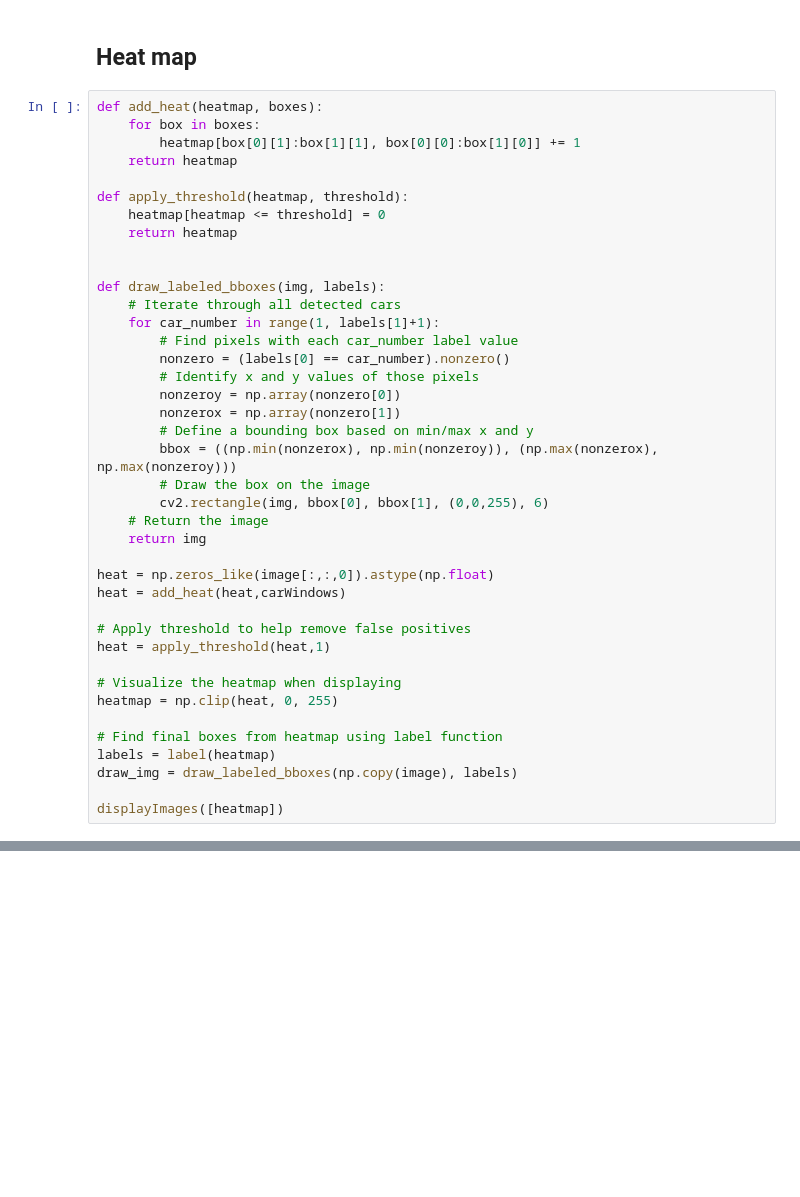
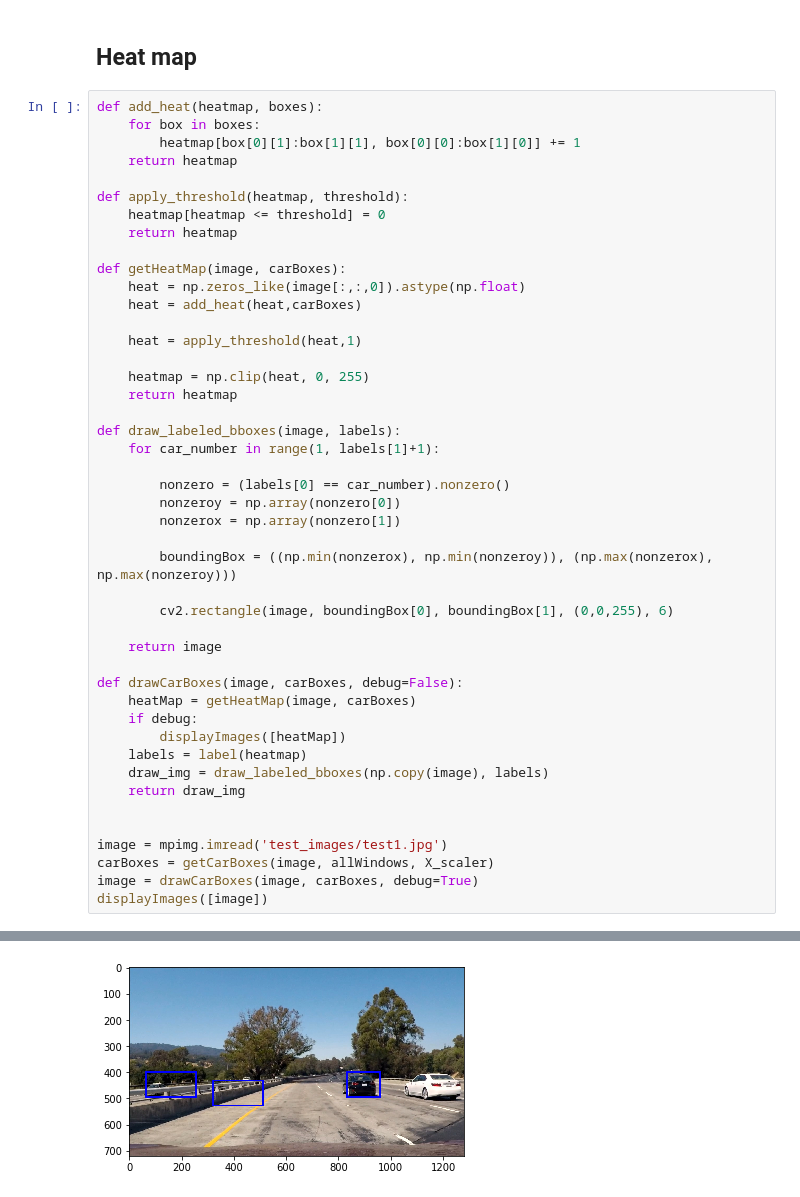
Before and after one commit to dgard8/Project_5, a Jupyter notebook: code.ipynb, the cells around one changed output, grey strips where cells are left out. Drawn from its saved outputs; the diff is of its cells as text; blank space fills up the shorter version.

```diff
--- a/code.ipynb
+++ b/code.ipynb
@@ -288,42 +286,48 @@ displayImages([draw_boxes(image, carWindows)])
 # %%
 def add_heat(heatmap, boxes):
     for box in boxes:
         heatmap[box[0][1]:box[1][1], box[0][0]:box[1][0]] += 1
     return heatmap
 
 def apply_threshold(heatmap, threshold):
     heatmap[heatmap <= threshold] = 0
     return heatmap
 
+def getHeatMap(image, carBoxes):
+    heat = np.zeros_like(image[:,:,0]).astype(np.float)
+    heat = add_heat(heat,carBoxes)
 
-def draw_labeled_bboxes(img, labels):
-    # Iterate through all detected cars
+    heat = apply_threshold(heat,1)
+
+    heatmap = np.clip(heat, 0, 255)
+    return heatmap
+
+def draw_labeled_bboxes(image, labels):
     for car_number in range(1, labels[1]+1):
-        # Find pixels with each car_number label value
+
         nonzero = (labels[0] == car_number).nonzero()
-        # Identify x and y values of those pixels
         nonzeroy = np.array(nonzero[0])
         nonzerox = np.array(nonzero[1])
-        # Define a bounding box based on min/max x and y
-        bbox = ((np.min(nonzerox), np.min(nonzeroy)), (np.max(nonzerox), np.max(nonzeroy)))
-        # Draw the box on the image
-        cv2.rectangle(img, bbox[0], bbox[1], (0,0,255), 6)
-    # Return the image
-    return img
 
-heat = np.zeros_like(image[:,:,0]).astype(np.float)
-heat = add_heat(heat,carWindows)
+        boundingBox = ((np.min(nonzerox), np.min(nonzeroy)), (np.max(nonzerox), np.max(nonzeroy)))
 
-# Apply threshold to help remove false positives
-heat = apply_threshold(heat,1)
+        cv2.rectangle(image, boundingBox[0], boundingBox[1], (0,0,255), 6)
 
-# Visualize the heatmap when displaying
-heatmap = np.clip(heat, 0, 255)
+    return image
 
-# Find final boxes from heatmap using label function
-labels = label(heatmap)
-draw_img = draw_labeled_bboxes(np.copy(image), labels)
+def drawCarBoxes(image, carBoxes, debug=False):
+    heatMap = getHeatMap(image, carBoxes)
+    if debug:
+        displayImages([heatMap])
+    labels = label(heatmap)
+    draw_img = draw_labeled_bboxes(np.copy(image), labels)
+    return draw_img
 
-displayImages([heatmap])
+
+image = mpimg.imread('test_images/test1.jpg')
+carBoxes = getCarBoxes(image, allWindows, X_scaler)
+image = drawCarBoxes(image, carBoxes, debug=True)
+displayImages([image])
 # %% [output]
 [figure]
+[figure, added]
```
Also changed, not shown: parts of 14 cells of this notebook, 1 other file.
